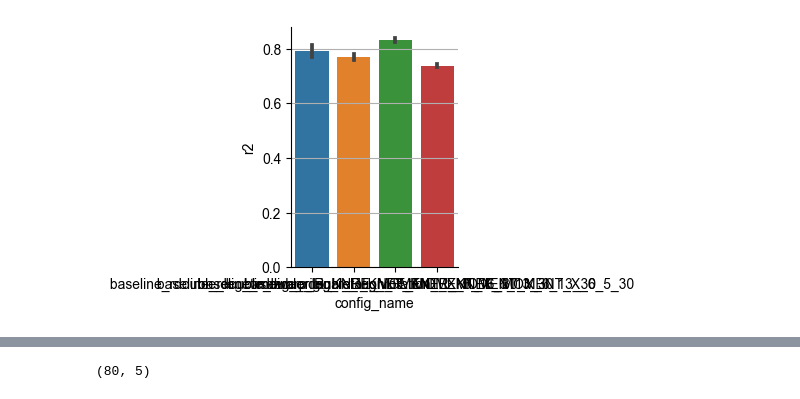
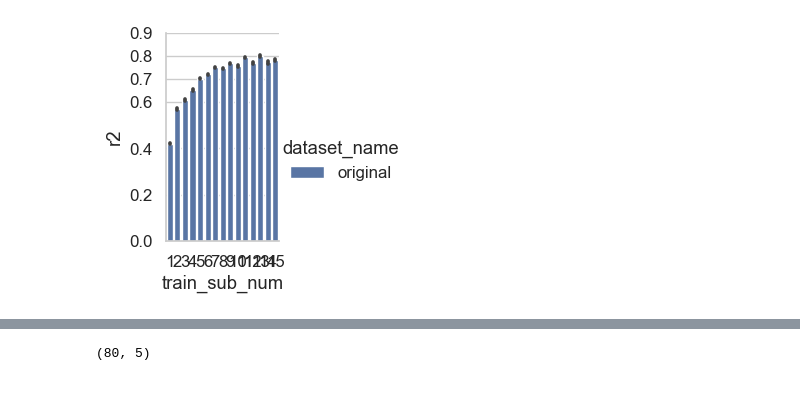
Before and after one commit to sunzhon/transfer_learning_for_droplanding, a Jupyter notebook: jupyter-lab/P6_figure_results_v2.ipynb, the cells around one changed output, grey strips where cells are left out. Drawn from its saved outputs; the diff is of its cells as text; code cells hidden in the pictures.

```diff
--- a/jupyter-lab/P6_figure_results_v2.ipynb
+++ b/jupyter-lab/P6_figure_results_v2.ipynb
@@ -35,21 +37,13 @@ logging.basicConfig(level=logging.ERROR)
+# %%
+result_folders = read_result_folder_file("original_layer_subject_num.txt")
+
+#result_folders = read_result_folder_file("da_e_rotation.txt")
+#result_folders = read_result_folder_file("da_e_scale.txt")
 # %%
-combination_investigation_results = [
-    os.path.join(RESULTS_PATH, "training_testing", "baseline_mlnn_v12","testing_result_folders.txt"),
-    os.path.join(RESULTS_PATH, "training_testing", "augmentation_v12","testing_result_folders.txt"),
-]
-
-result_folders=[
-    "baseline_rdouble_leg_timewarp_R_KNEE_MOMENT_X_6_16_30_tw1",
-    "baseline_rdouble_leg_original_R_KNEE_MOMENT_X_6_13_30_a5",
-    "baseline_rdouble_leg_rotation_R_KNEE_MOMENT_X_6_13_30_a5",
-    "baseline_rdouble_leg_rotation_R_KNEE_MOMENT_X_6_5_30_a5",
-]
 combination_investigation_results=[os.path.join(RESULTS_PATH, "training_testing", result_folder,"testing_result_folders.txt")
                                    for result_folder in result_folders]
 
-
-
 # 2) get testing metrics
-#combination_investigation_results = [os.path.join(os.path.dirname(folder), "metrics.csv") if(os.path.exists(os.path.join(os.path.dirname(folder), "metrics.csv"))) else folder for folder in combination_investigation_results]
+combination_investigation_results = [os.path.join(os.path.dirname(folder), "metrics.csv") if(os.path.exists(os.path.join(os.path.dirname(folder), "metrics.csv"))) else folder for folder in combination_investigation_results]
 metrics = get_list_investigation_metrics(combination_investigation_results)
 # %% [output]
@@ -59,0 +67,3 @@ metrics = get_list_investigation_metrics(combination_investigation_results)
+# %%
+filters={'drop_value':0.0}
+metrics = parse_list_investigation_metrics(combination_investigation_results,**filters)
@@ -60,20 +88,30 @@ metrics = get_list_investigation_metrics(combination_investigation_results)
 # %%
+plt.clf
+sns.set(font_scale=1.1,style='whitegrid')
+states_palette = sns.color_palette()
+colors = sns.color_palette("YlGnBu")
+
+
+#metrics = metrics.rename(columns={'train_sub_num':'Subject number'})
+
 config={
     'y': 'r2',
-    'x':'config_name',
+    'x':'train_sub_num',
     'kind': 'bar',
     'height': 3,
     'aspect': 0.8,
     'sharey': True,
-    #'col': 'labels_name',
+    'hue': 'dataset_name',
     #'col': 'child_test_id',
-    #'col_wrap': 4
+    #'col_wrap': 4,
+    'color':colors, # for bar
+    "palette": states_palette # for hue
 }
-plt.clf
+
 
 g = sns.catplot(data=metrics, **config)
-#g.axes[0].set_yticks([0.0, 0.1, 0.2, 0.3, 0.4, 0.5, 0.6, 0.7, 0.8,0.9,1.0])
+g.axes[0][0].set_yticks([0.0, 0.2, 0.4, 0.6, 0.7, 0.8,0.9])
 [ax[0].yaxis.grid(True) for ax in g.axes]
 plt.show()
 # %% [output]
-[figure, old version]
+[figure, new version]
```
Also changed, not shown: parts of 7 cells of this notebook, 10 other files.
